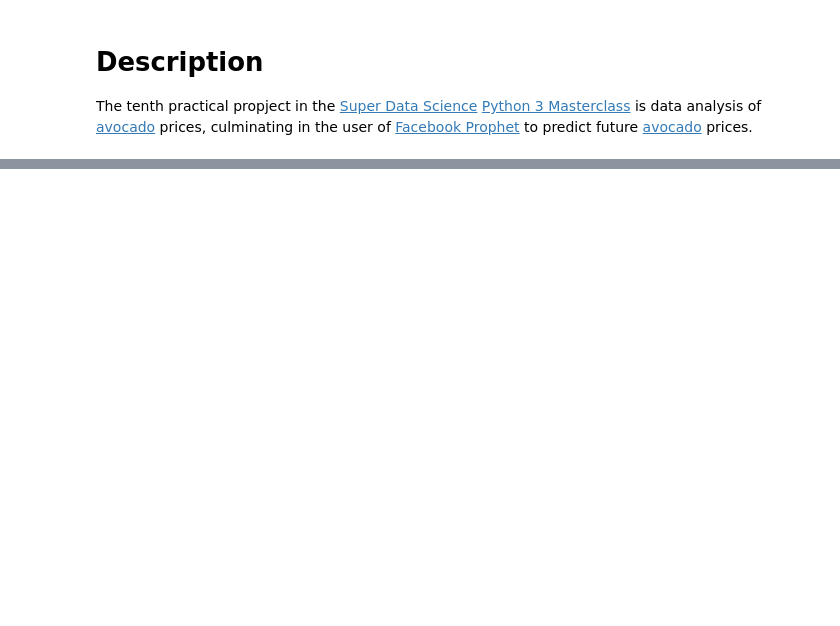
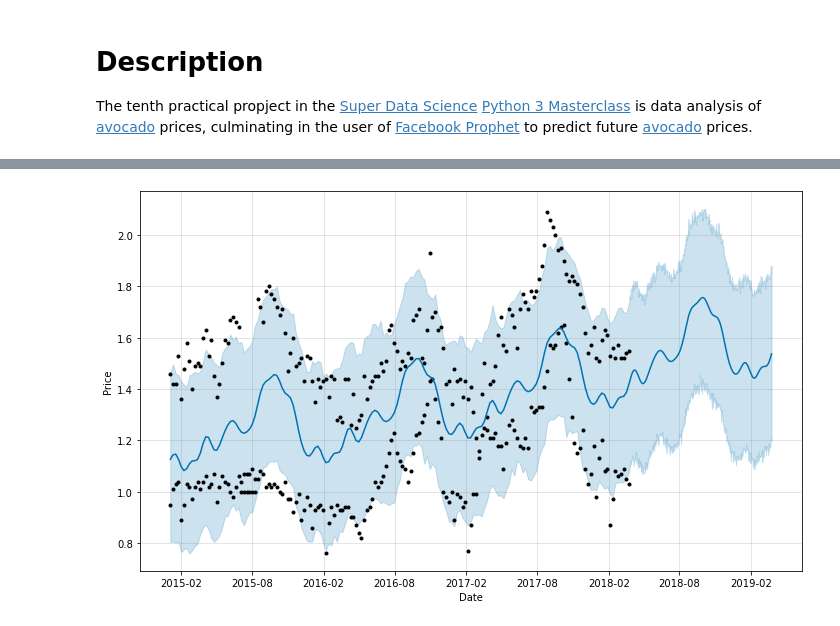
Before and after one commit to AFOL-Dave/AvocadoPrices, a Jupyter notebook: Avocado Prices.ipynb, the cells around one changed output, grey strips where cells are left out. Saved outputs shown, nothing was run; the diff lists cells and outputs as text; code cells hidden in the pictures; blank space fills up the shorter version.

Commit message:
Make Price Predictions

```diff
--- a/Avocado Prices.ipynb
+++ b/Avocado Prices.ipynb
@@ -28,0 +90,8 @@ avocado_data
+# %%
+# Filter to just the Total US data, and select just the date and average price columns.
+prophet_avocado_data = avocado_data[avocado_data['region']=='TotalUS']
+prophet_avocado_data = prophet_avocado_data[['Date', 'AveragePrice']]
+
+# Prophet requires that the time series have columns named 'ds' and 'y'.
+prophet_avocado_data = prophet_avocado_data.rename(columns = {'Date':'ds', 'AveragePrice': 'y'})
+prophet_avocado_data
@@ -28,0 +112,3 @@ avocado_data
+# %%
+avocado_prophet = Prophet(weekly_seasonality = False, daily_seasonality = False)
+avocado_prophet.fit(prophet_avocado_data)
@@ -28,0 +117,5 @@ avocado_data
+# %%
+future_data = avocado_prophet.make_future_dataframe(periods = 365)
+forecast = avocado_prophet.predict(future_data)
+
+forecast
@@ -28,0 +136,4 @@ avocado_data
+# %%
+figure = avocado_prophet.plot(forecast, xlabel = 'Date', ylabel = 'Price')
+# %% [output]
+[figure, added]
```
Also changed, not shown: parts of 13 cells of this notebook.
